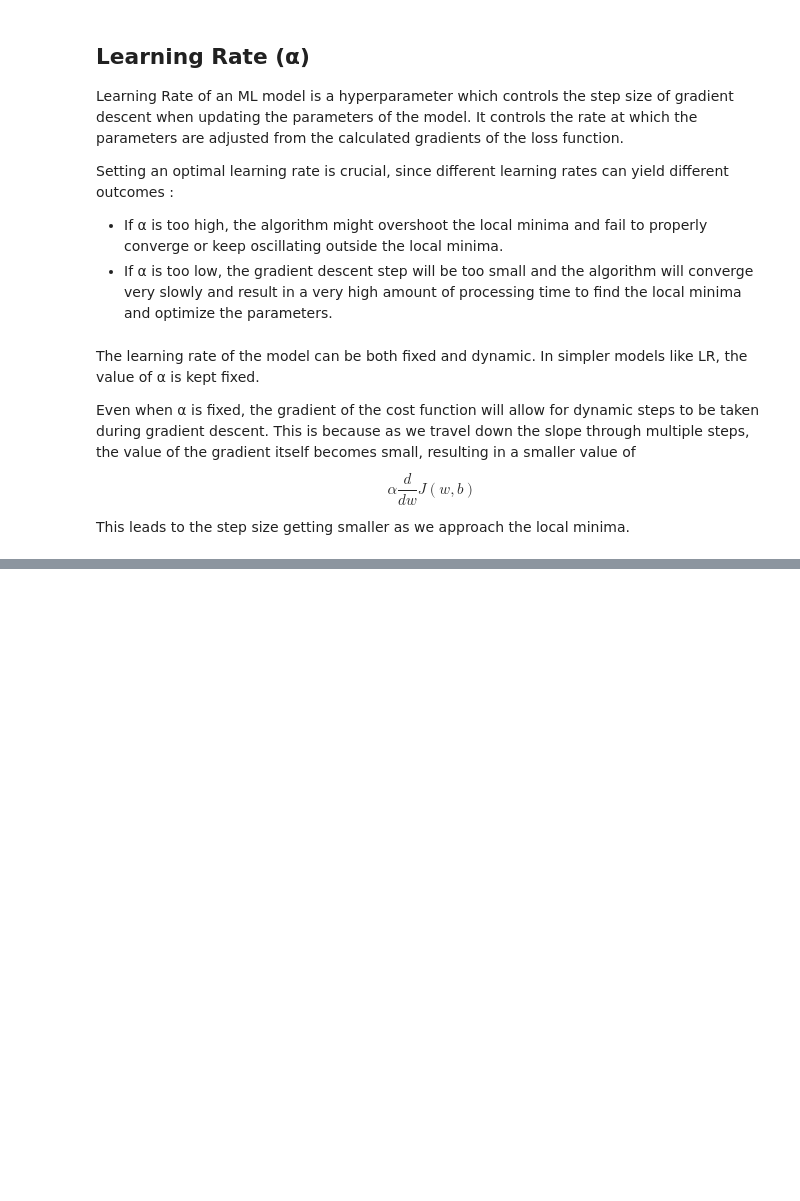
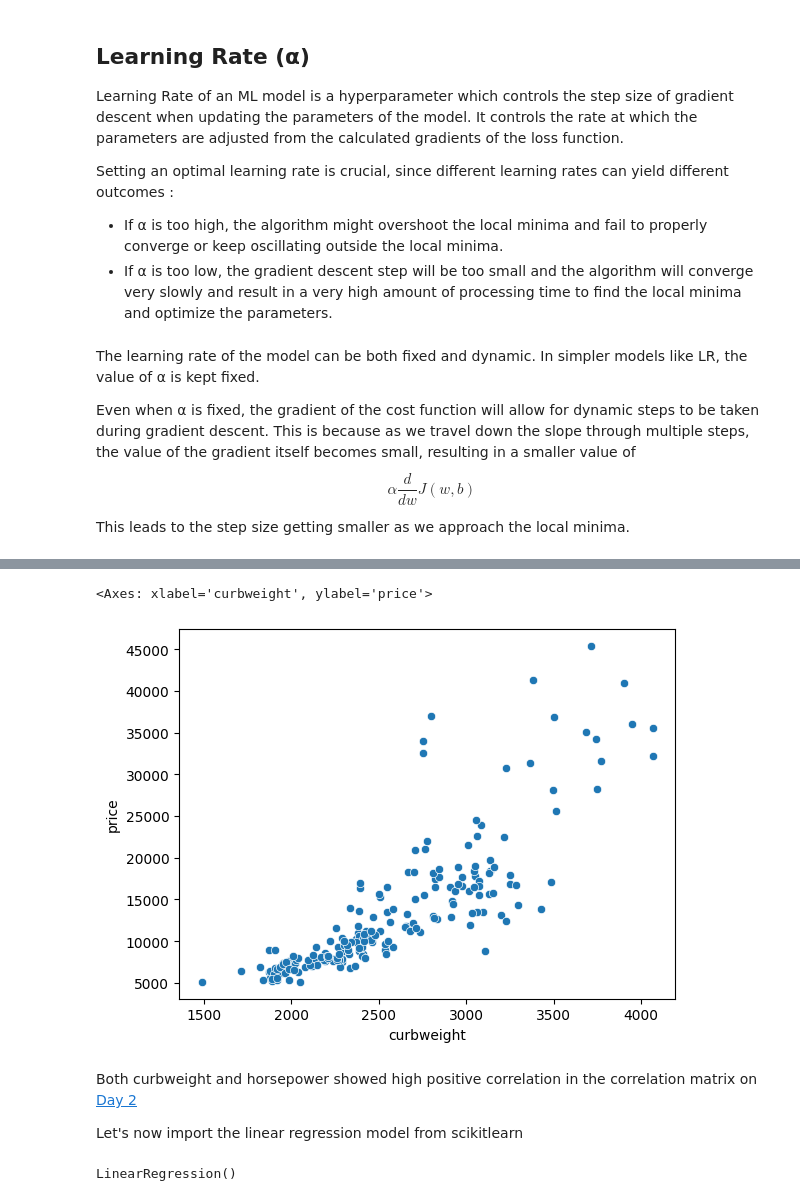
Before and after one commit to snowclipsed/100daysofml, a Jupyter notebook: Day 4/Day 4.ipynb, the cells around one changed output, grey strips where cells are left out. Drawn from its saved outputs; the diff is of its cells as text; code cells hidden in the pictures; blank space fills up the shorter version.

```diff
--- a/Day 4/Day 4.ipynb
+++ b/Day 4/Day 4.ipynb
@@ -52,0 +101,9 @@ This leads to the step size getting smaller as we approach the local minima.
+# %%
+sns.scatterplot(data = data, x = "curbweight", y = "price")
+# %% [output]
+<Axes: xlabel='curbweight', ylabel='price'>
+[figure, added]
+# %% [markdown]
+Both curbweight and horsepower showed high positive correlation in the correlation matrix on [Day 2](/100daysofml/Day%202/Day%202.ipynb)
+
+Let's now import the linear regression model from scikitlearn
@@ -52,0 +119,5 @@ This leads to the step size getting smaller as we approach the local minima.
+# %%
+regress1.fit(horsepower,price)
+regress2.fit(curbweight,price)
+# %% [output]
+LinearRegression()
```
Also changed, not shown: parts of 17 cells of this notebook, 2 other files.
